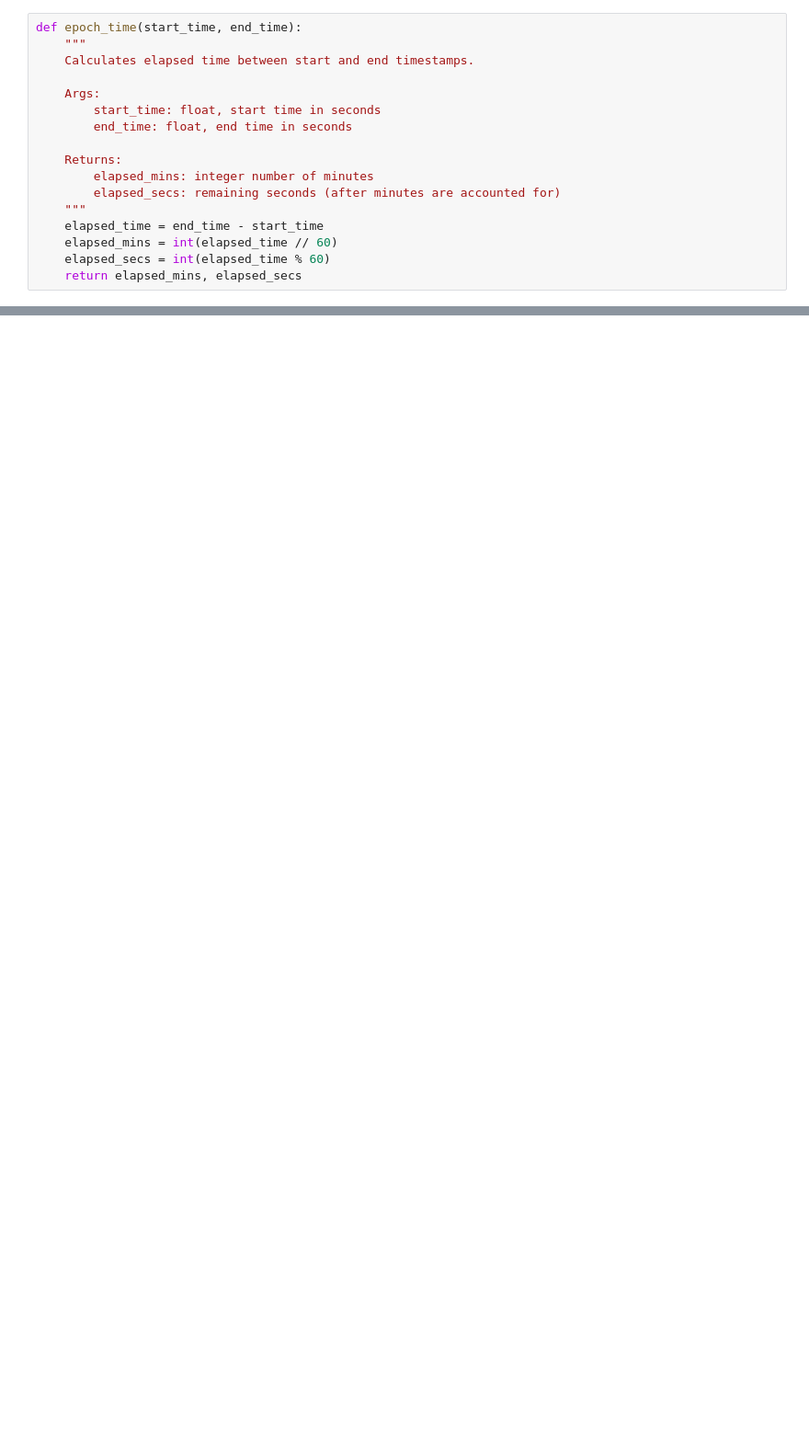
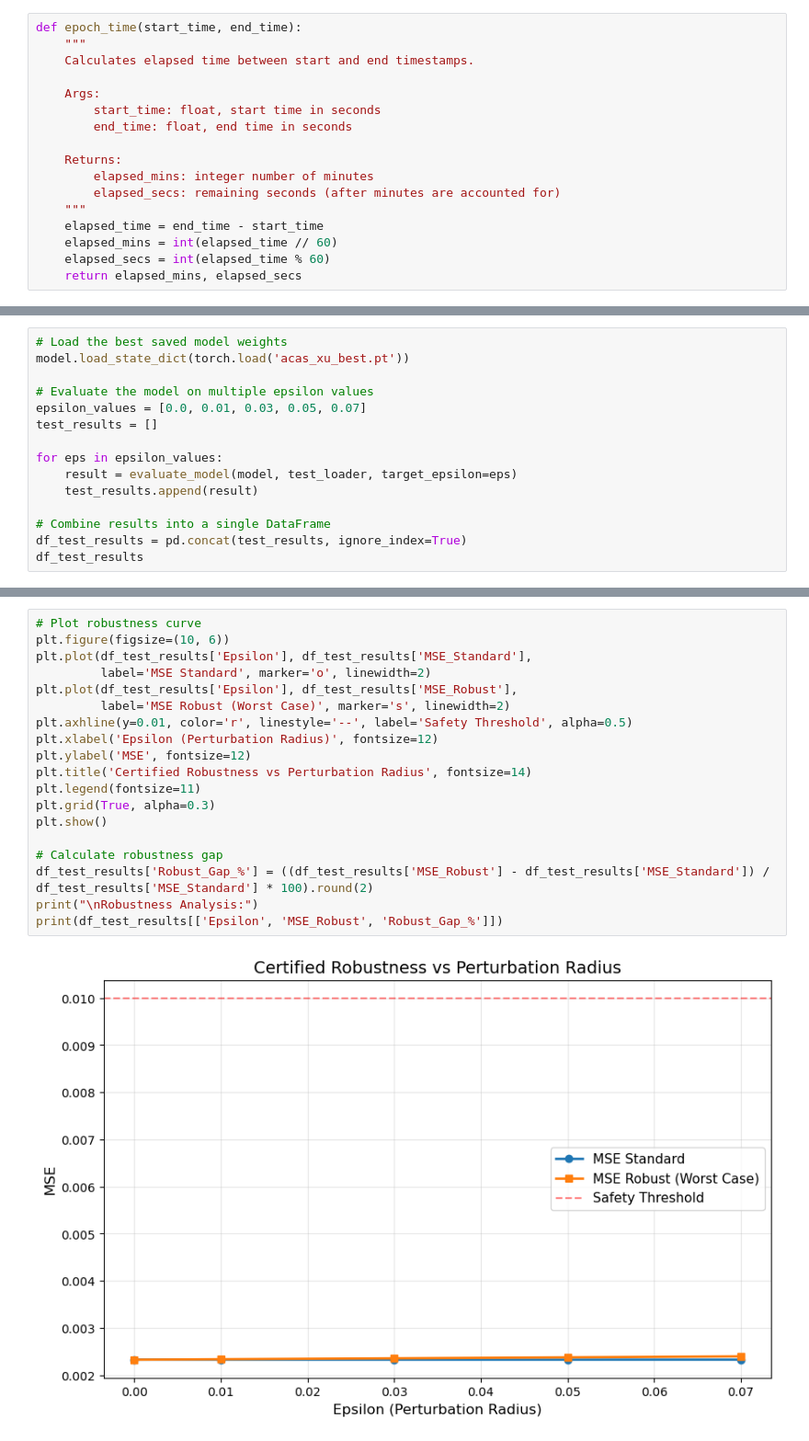
Before and after one commit to a-ciarniello/Tropical_Simplex, a Jupyter notebook: Fully_Connected_MLP.ipynb, the cells around one changed output, grey strips where cells are left out. Shown at 92% size. Saved outputs shown, nothing was run; the diff lists cells and outputs as text; blank space fills up the shorter version.

```diff
--- a/Fully_Connected_MLP.ipynb
+++ b/Fully_Connected_MLP.ipynb
@@ -431,0 +770,15 @@ ValueError: too many values to unpack (expected 3)
+# %%
+# Load the best saved model weights
+model.load_state_dict(torch.load('acas_xu_best.pt'))
+
+# Evaluate the model on multiple epsilon values
+epsilon_values = [0.0, 0.01, 0.03, 0.05, 0.07]
+test_results = []
+
+for eps in epsilon_values:
+    result = evaluate_model(model, test_loader, target_epsilon=eps)
+    test_results.append(result)
+
+# Combine results into a single DataFrame
+df_test_results = pd.concat(test_results, ignore_index=True)
+df_test_results
@@ -431,0 +792,21 @@ ValueError: too many values to unpack (expected 3)
+# %%
+# Plot robustness curve
+plt.figure(figsize=(10, 6))
+plt.plot(df_test_results['Epsilon'], df_test_results['MSE_Standard'],
+         label='MSE Standard', marker='o', linewidth=2)
+plt.plot(df_test_results['Epsilon'], df_test_results['MSE_Robust'],
+         label='MSE Robust (Worst Case)', marker='s', linewidth=2)
+plt.axhline(y=0.01, color='r', linestyle='--', label='Safety Threshold', alpha=0.5)
+plt.xlabel('Epsilon (Perturbation Radius)', fontsize=12)
+plt.ylabel('MSE', fontsize=12)
+plt.title('Certified Robustness vs Perturbation Radius', fontsize=14)
+plt.legend(fontsize=11)
+plt.grid(True, alpha=0.3)
+plt.show()
+
+# Calculate robustness gap
+df_test_results['Robust_Gap_%'] = ((df_test_results['MSE_Robust'] - df_test_results['MSE_Standard']) / df_test_results['MSE_Standard'] * 100).round(2)
+print("\nRobustness Analysis:")
+print(df_test_results[['Epsilon', 'MSE_Robust', 'Robust_Gap_%']])
+# %% [output]
+[figure, added]
```
Also changed, not shown: parts of 29 cells of this notebook, 5 other files.
